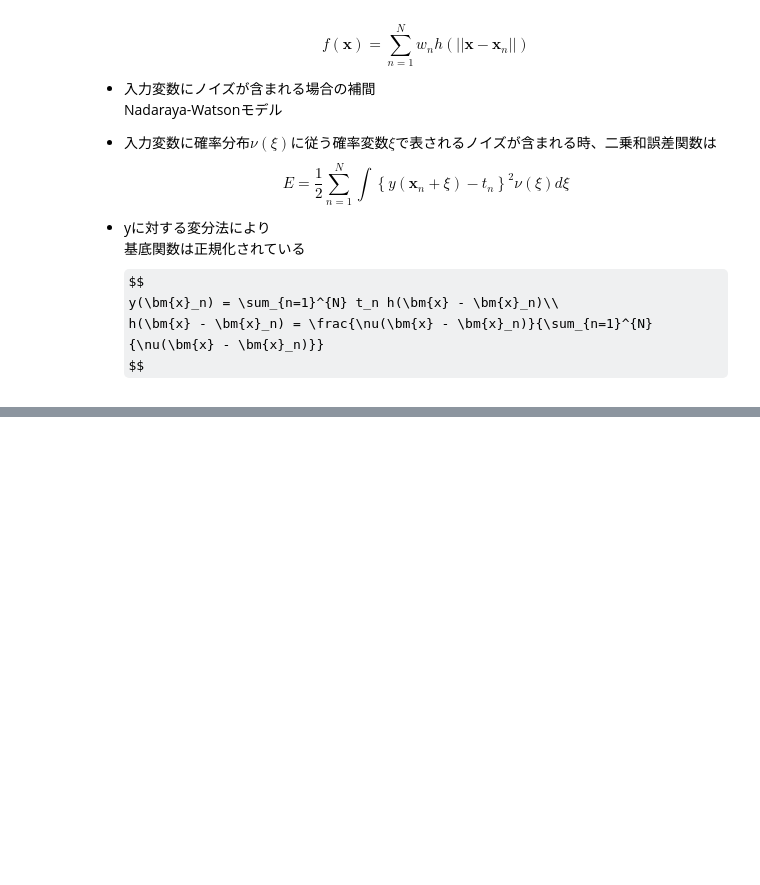
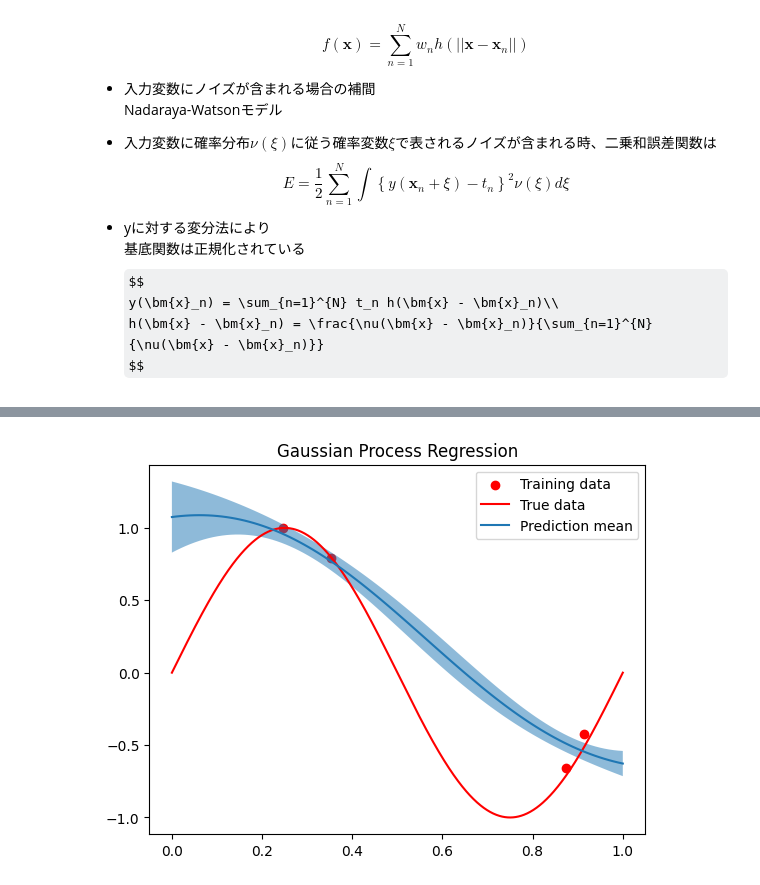
Before and after one commit to arata234/PRML, a Jupyter notebook: cp6_kernel.ipynb, the cells around one changed output, grey strips where cells are left out. Drawn from its saved outputs; the diff is of its cells as text; code cells hidden in the pictures; some formulas as TeX source; blank space fills up the shorter version.

```diff
--- a/cp6_kernel.ipynb
+++ b/cp6_kernel.ipynb
@@ -221,0 +293,77 @@ $$
+# %%
+class GaussianProcessRegression:
+    def __init__(self, sigma_f=1.0, l=0.5, sigma_n=0.2):
+        self.sigma_f = sigma_f
+        self.l = l
+        self.sigma_n = sigma_n
+        self.X_train = None
+        self.y_train = None
+        self.K = None
+        self.K_inv = None
+
+    def kernel_function(self, x1, x2):
+        sqdist = np.sum(x1**2, 1).reshape(-1, 1) + np.sum(x2**2, 1) - 2 * np.dot(x1, x2.T)
+        return self.sigma_f**2 * np.exp(-0.5 / self.l**2 * sqdist)
+
+    def fit(self, X_train, y_train):
+        self.X_train = X_train
+        self.y_train = y_train
+
+        # 訓練データ同士のカーネル行列
+        K = self.kernel_function(X_train, X_train)
+        K += self.sigma_n**2 * np.eye(len(X_train))  # Add noise term
+        self.K = K
+        self.K_inv = np.linalg.inv(self.K)
+
+    def predict(self, X_test):
+        # 訓練データとテストデータの相関
+        K_s = self.kernel_function(self.X_train, X_test)
+        # テストデータ同士のカーネル行列
+        K_ss = self.kernel_function(X_test, X_test) + self.sigma_n**2 * np.eye(len(X_test))
+
+        K_s_T_K_inv = K_s.T @ self.K_inv
+        mu_s = K_s_T_K_inv @ self.y_train
+        cov_s = K_ss - K_s_T_K_inv @ K_s
+        return mu_s, np.diag(cov_s)
+
+    def update(self, X_new, y_new):
+        # 新しいデータ点を既存の訓練データに追加
+        self.X_train = np.vstack([self.X_train, X_new])
+        self.y_train = np.hstack([self.y_train, y_new])
+
+        # 新しいカーネル行列を計算
+        K_new = self.kernel_function(self.X_train, self.X_train)
+        K_new += self.sigma_n**2 * np.eye(len(self.X_train))
+
+        # 逆行列を更新
+        self.K_inv = np.linalg.inv(K_new)
+
+    def plot(self, X_test, mu, sigma, X_true=None, y_true=None):
+        plt.scatter(self.X_train, self.y_train, c='r', label='Training data')
+        if X_true is not None and y_true is not None:
+            plt.plot(X_true, y_true, c='r', label='True data')
+        plt.plot(X_test, mu, label='Prediction mean')
+        plt.fill_between(X_test.ravel(), mu - sigma, mu + sigma, alpha=0.5)
+        plt.legend()
+        plt.title('Gaussian Process Regression')
+        plt.show()
+
+
+
+# トレーニングデータの生成
+X_train1 = np.sort(np.random.uniform(0, 1, 4))[:, None]
+y_train1 = np.sin(X_train1 * 2 * np.pi).ravel() + np.random.normal(0, 0.1, len(X_train1))
+
+X_true = np.linspace(0, 1, 1000)
+y_true = np.sin(X_true * 2 * np.pi).ravel()
+
+# テストデータ
+X_test = np.linspace(0, 1, 100)[:, None]
+# インスタンスの作成とフィット
+gpr = GaussianProcessRegression()
+gpr.fit(X_train1, y_train1)
+# 予測
+mu_corrected, sigma_corrected = gpr.predict(X_test)
+gpr.plot(X_test, mu_corrected, sigma_corrected, X_true, y_true)
+# %% [output]
+[figure, added]
```
Also changed, not shown: parts of 12 cells of this notebook.
